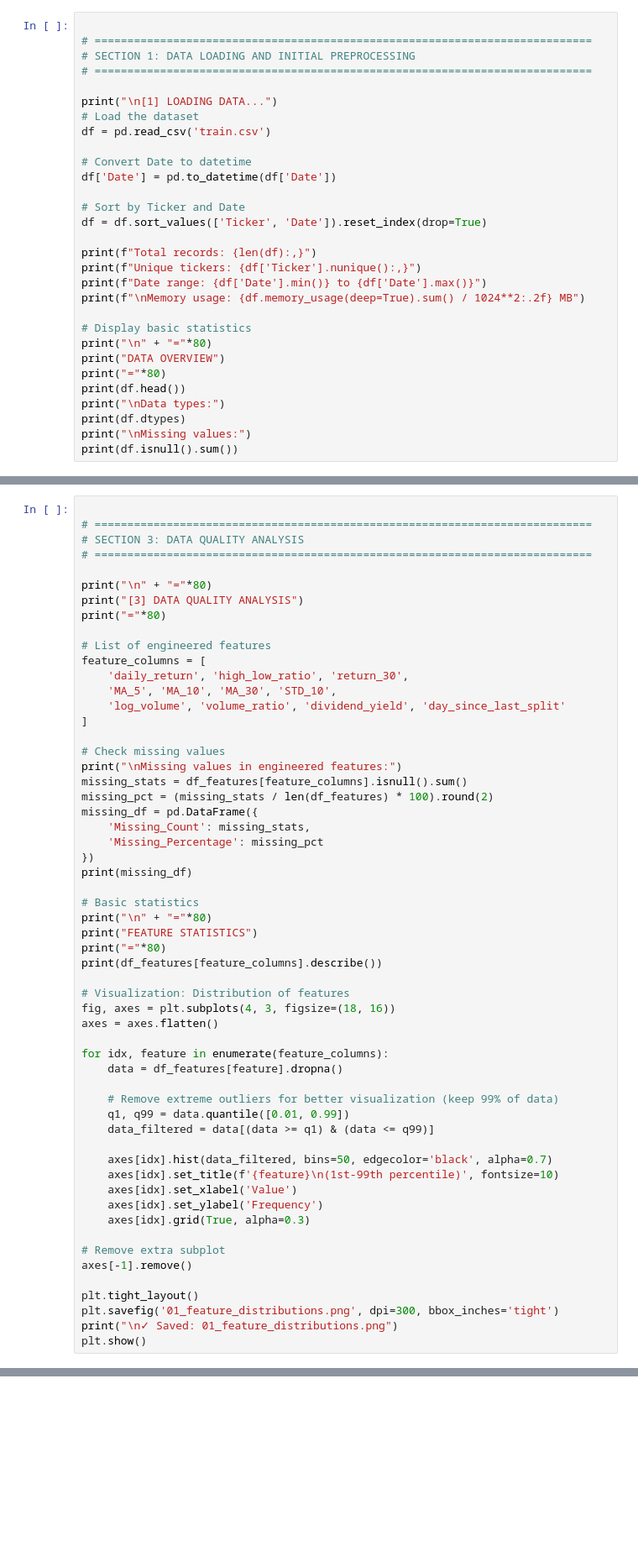
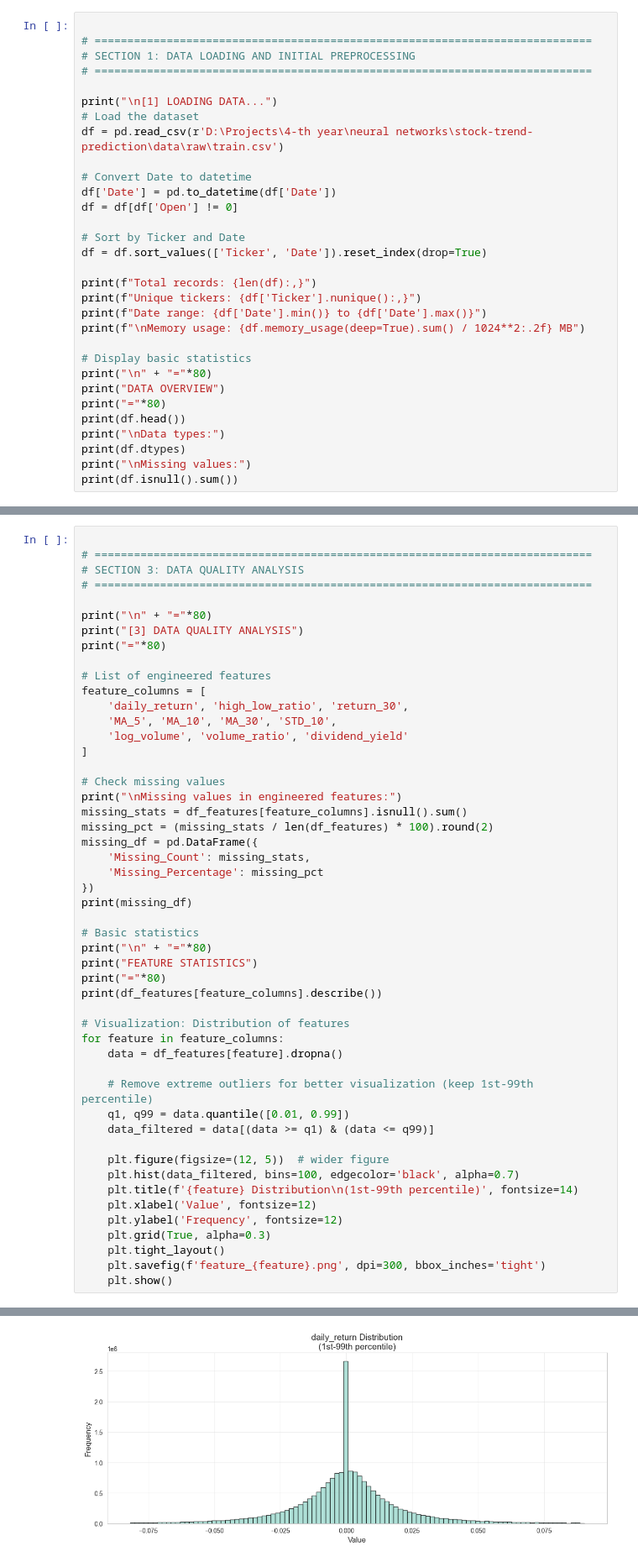
Before and after one commit to OnlyAbdullh/stock-trend-prediction, a Jupyter notebook: notebooks/06_sequenece_analysis.ipynb, the cells around one changed output, grey strips where cells are left out. Shown at 84% size. Drawn from its saved outputs; the diff is of its cells as text; blank space fills up the shorter version.

```diff
--- a/notebooks/06_sequenece_analysis.ipynb
+++ b/notebooks/06_sequenece_analysis.ipynb
@@ -31,10 +39,11 @@ print("="*80)
 
 print("\n[1] LOADING DATA...")
 # Load the dataset
-df = pd.read_csv('train.csv')
+df = pd.read_csv(r'D:\Projects\4-th year\neural networks\stock-trend-prediction\data\raw\train.csv')
 
 # Convert Date to datetime
 df['Date'] = pd.to_datetime(df['Date'])
+df = df[df['Open'] != 0]
 
 # Sort by Ticker and Date
 df = df.sort_values(['Ticker', 'Date']).reset_index(drop=True)
@@ -162,7 +208,7 @@ print("="*80)
 feature_columns = [
     'daily_return', 'high_low_ratio', 'return_30',
     'MA_5', 'MA_10', 'MA_30', 'STD_10',
-    'log_volume', 'volume_ratio', 'dividend_yield', 'day_since_last_split'
+    'log_volume', 'volume_ratio', 'dividend_yield'
 ]
 
 # Check missing values
@@ -182,26 +228,20 @@ print("="*80)
 print(df_features[feature_columns].describe())
 
 # Visualization: Distribution of features
-fig, axes = plt.subplots(4, 3, figsize=(18, 16))
-axes = axes.flatten()
-
-for idx, feature in enumerate(feature_columns):
+for feature in feature_columns:
     data = df_features[feature].dropna()
 
-    # Remove extreme outliers for better visualization (keep 99% of data)
+    # Remove extreme outliers for better visualization (keep 1st-99th percentile)
     q1, q99 = data.quantile([0.01, 0.99])
     data_filtered = data[(data >= q1) & (data <= q99)]
 
-    axes[idx].hist(data_filtered, bins=50, edgecolor='black', alpha=0.7)
-    axes[idx].set_title(f'{feature}\n(1st-99th percentile)', fontsize=10)
-    axes[idx].set_xlabel('Value')
-    axes[idx].set_ylabel('Frequency')
-    axes[idx].grid(True, alpha=0.3)
-
-# Remove extra subplot
-axes[-1].remove()
-
-plt.tight_layout()
-plt.savefig('01_feature_distributions.png', dpi=300, bbox_inches='tight')
-print("\n✓ Saved: 01_feature_distributions.png")
-plt.show()
+    plt.figure(figsize=(12, 5))  # wider figure
+    plt.hist(data_filtered, bins=100, edgecolor='black', alpha=0.7)
+    plt.title(f'{feature} Distribution\n(1st-99th percentile)', fontsize=14)
+    plt.xlabel('Value', fontsize=12)
+    plt.ylabel('Frequency', fontsize=12)
+    plt.grid(True, alpha=0.3)
+    plt.tight_layout()
+    plt.savefig(f'feature_{feature}.png', dpi=300, bbox_inches='tight')
+    plt.show()
+# %% [output]
@@ -207,0 +265 @@ plt.show()
+[figure, added]
```
Also changed, not shown: parts of 6 cells of this notebook.
